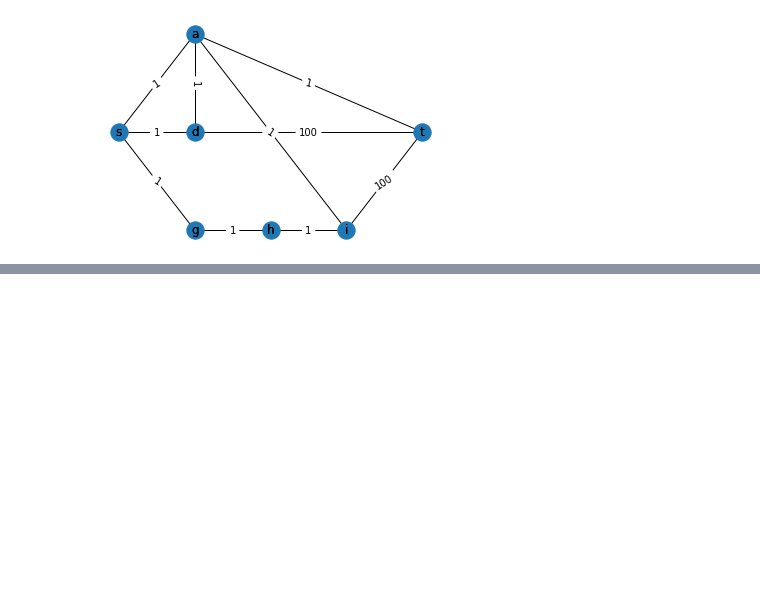
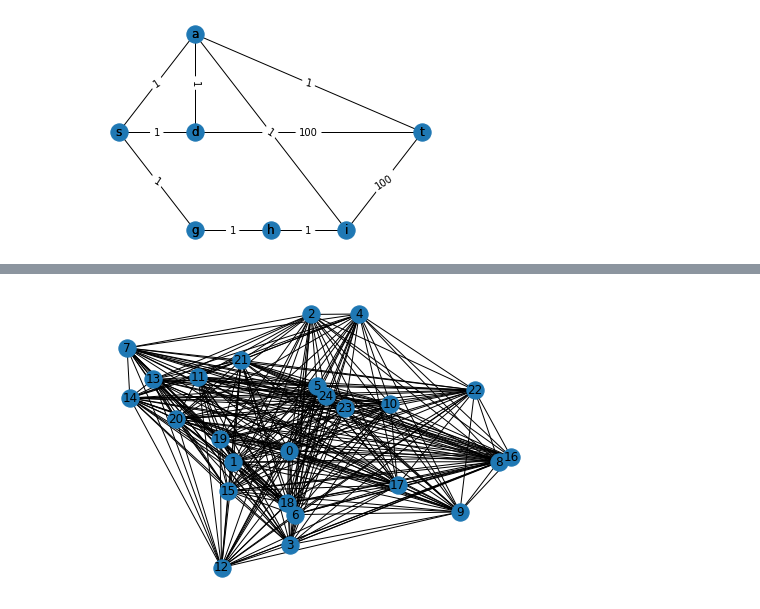
Before and after one commit to aishwarya34/AlgorithmsIlluminated, a Jupyter notebook: C4W2_31NP_COMPLETE_PROBLEMS_32FASTER_EXACT_ALGORITHMS_FOR_NP_COMPLETE_PROBLEMS.ipynb, the cells around one changed output, grey strips where cells are left out. Drawn from its saved outputs; the diff is of its cells as text; code cells hidden in the pictures; blank space fills up the shorter version.

```diff
--- a/C4W2_31NP_COMPLETE_PROBLEMS_32FASTER_EXACT_ALGORITHMS_FOR_NP_COMPLETE_PROBLEMS.ipynb
+++ b/C4W2_31NP_COMPLETE_PROBLEMS_32FASTER_EXACT_ALGORITHMS_FOR_NP_COMPLETE_PROBLEMS.ipynb
@@ -324,0 +336,31 @@ TravelingSalesmanProblem(G, 's')
+# %%
+import urllib3
+
+def testcase_tsp(url):
+    challenge_graph = nx.Graph()
+    http = urllib3.PoolManager()
+    r1 = http.request('GET', url)
+    IntegerMatrixStringJoin = r1.data.decode('utf8').split('\n')
+    IntegerMatrixStringJoin.remove('')
+    IntegerMatrixStringJoin.remove(IntegerMatrixStringJoin[0])
+    coords_cities = []
+    edges = []
+    for i in IntegerMatrixStringJoin:
+        node_coord = i.split(' ')
+        x = float(node_coord[0])
+        y = float(node_coord[1])
+        coords_cities.append([x, y])
+    for c1 in range(len(coords_cities)-1):
+        for c2 in range(c1+1, len(coords_cities)):
+            euclidean_distance = ((coords_cities[c1][0]-coords_cities[c2][0])**2 + (coords_cities[c1][1]-coords_cities[c2][1])**2)**0.5
+            edges.append((c1, c2, euclidean_distance))
+    challenge_graph.add_weighted_edges_from(edges)
+    for i in range(len(coords_cities)):
+        challenge_graph.nodes[i]['pos'] = (coords_cities[i][0], coords_cities[i][1])
+    return challenge_graph
+
+
+challenge_graph = testcase_tsp("https://d3c33hcgiwev3.cloudfront.net/_f702b2a7b43c0d64707f7ab1b4394754_tsp.txt?Expires=1564531200&Signature=B1G0ebTA6e~-gWeYeKBDffkjHdyVyCfnkLMGl1qqMpO72lAhL9Y7IwmKlRJBNIniLjYGg9vTfGa85uts1Cf87UAJPjdpSIe~7YYSE9A1mJgpPd0IHHeAL30FcjXdn7spVXZG9NWMy4tiNnQx-eB7eeolGOWEPGRVak0prNnJ4zg_&Key-Pair-Id=APKAJLTNE6QMUY6HBC5A")
+nx.draw(challenge_graph, with_labels = True)
+# %% [output]
+[figure, added]
```
Also changed, not shown: parts of 7 cells of this notebook, 1 other file.
